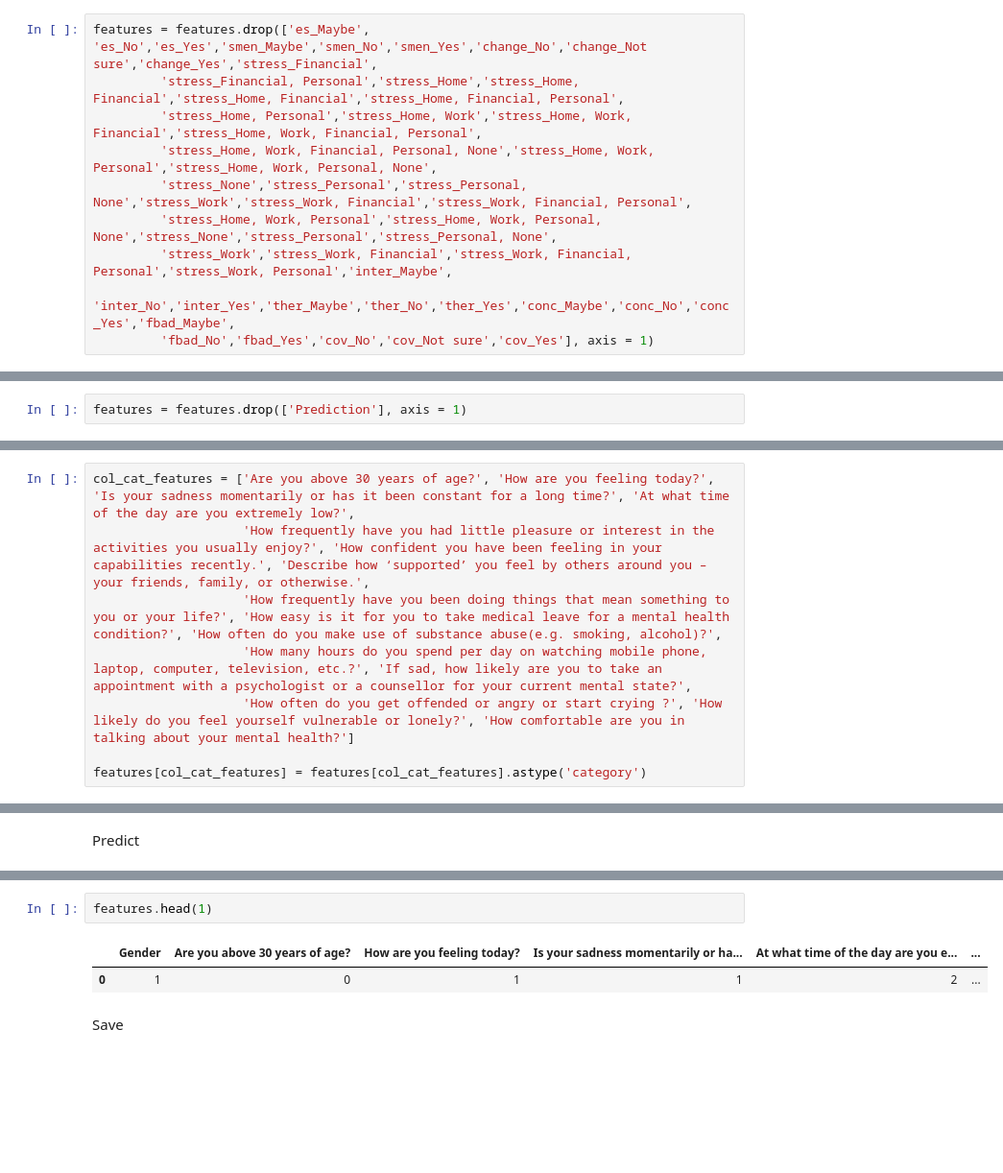
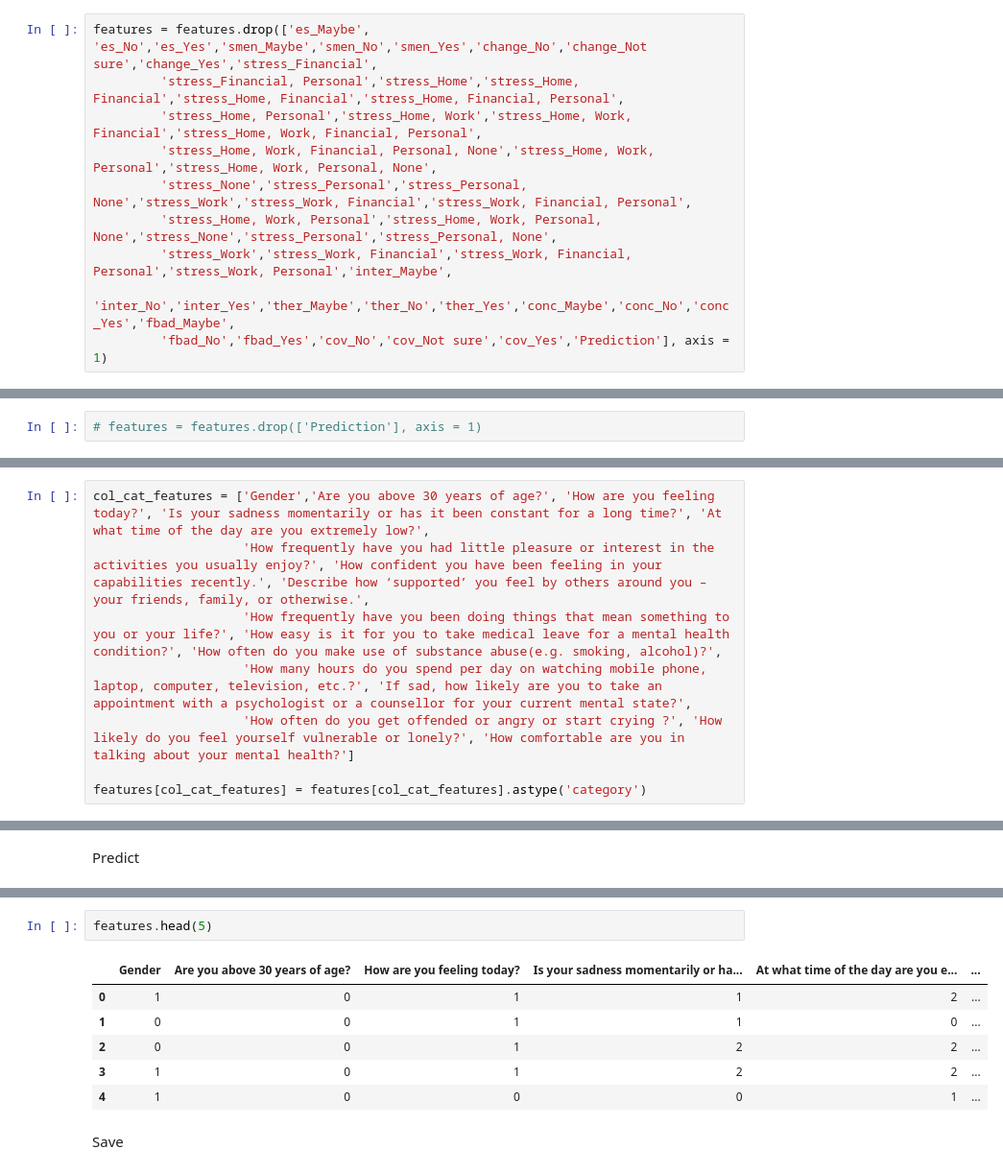
Before and after one commit to Mind-Joy-Bangkit-2022/MindJoyApp-MachineLearningModels, a Jupyter notebook: mental health/mental_health_3.ipynb, the cells around one changed output, grey strips where cells are left out. Shown: that part at 96% size. Drawn from its saved outputs; the diff is of its cells as text; blank space fills up the shorter version.

```diff
--- a/mental health/mental_health_3.ipynb
+++ b/mental health/mental_health_3.ipynb
@@ -586,7 +574,7 @@ features = features.drop(['es_Maybe', 'es_No','es_Yes','smen_Maybe','smen_No','s
          'stress_Home, Work, Personal','stress_Home, Work, Personal, None','stress_None','stress_Personal','stress_Personal, None',
          'stress_Work','stress_Work, Financial','stress_Work, Financial, Personal','stress_Work, Personal','inter_Maybe',
          'inter_No','inter_Yes','ther_Maybe','ther_No','ther_Yes','conc_Maybe','conc_No','conc_Yes','fbad_Maybe',
-         'fbad_No','fbad_Yes','cov_No','cov_Not sure','cov_Yes'], axis = 1)
+         'fbad_No','fbad_Yes','cov_No','cov_Not sure','cov_Yes','Prediction'], axis = 1)
 # %%
 features.info()
 # %% [output]
@@ -610,5 +598,5 @@ memory usage: 21.1 KB
 # %%
-features = features.drop(['Prediction'], axis = 1)
+# features = features.drop(['Prediction'], axis = 1)
 # %%
 features
 # %% [output]
@@ -653,5 +662,5 @@ features
 # %%
-col_cat_features = ['Are you above 30 years of age?', 'How are you feeling today?', 'Is your sadness momentarily or has it been constant for a long time?', 'At what time of the day are you extremely low?',
+col_cat_features = ['Gender','Are you above 30 years of age?', 'How are you feeling today?', 'Is your sadness momentarily or has it been constant for a long time?', 'At what time of the day are you extremely low?',
                     'How frequently have you had little pleasure or interest in the activities you usually enjoy?', 'How confident you have been feeling in your capabilities recently.', 'Describe how ‘supported’ you feel by others around you – your friends, family, or otherwise.',
                     'How frequently have you been doing things that mean something to you or your life?', 'How easy is it for you to take medical leave for a mental health condition?', 'How often do you make use of substance abuse(e.g. smoking, alcohol)?',
                     'How many hours do you spend per day on watching mobile phone, laptop, computer, television, etc.?', 'If sad, how likely are you to take an appointment with a psychologist or a counsellor for your current mental state?',
@@ -928,8 +996,12 @@ weighted avg       0.73      0.73      0.73        48
 # %%
-features.head(1)
+features.head(5)
 # %% [output]
 |  | Gender | Are you above 30 years of age? | How are you feeling today? | Is your sadness momentarily or ha... | At what time of the day are you e... | ... |
 | 0 | 1 | 0 | 1 | 1 | 2 | ... |
+| 1 | 0 | 0 | 1 | 1 | 0 | ... |
+| 2 | 0 | 0 | 1 | 2 | 2 | ... |
+| 3 | 1 | 0 | 1 | 2 | 2 | ... |
+| 4 | 1 | 0 | 0 | 0 | 1 | ... |
 # %% [markdown]
 Save
 # %%
```
Also changed, not shown: parts of 38 cells of this notebook.
